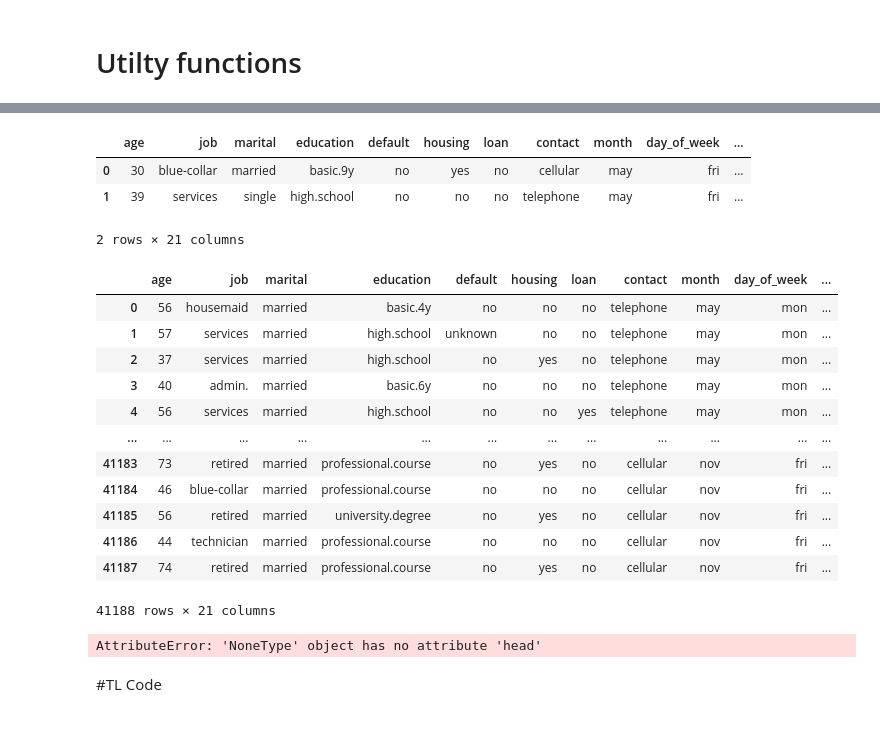
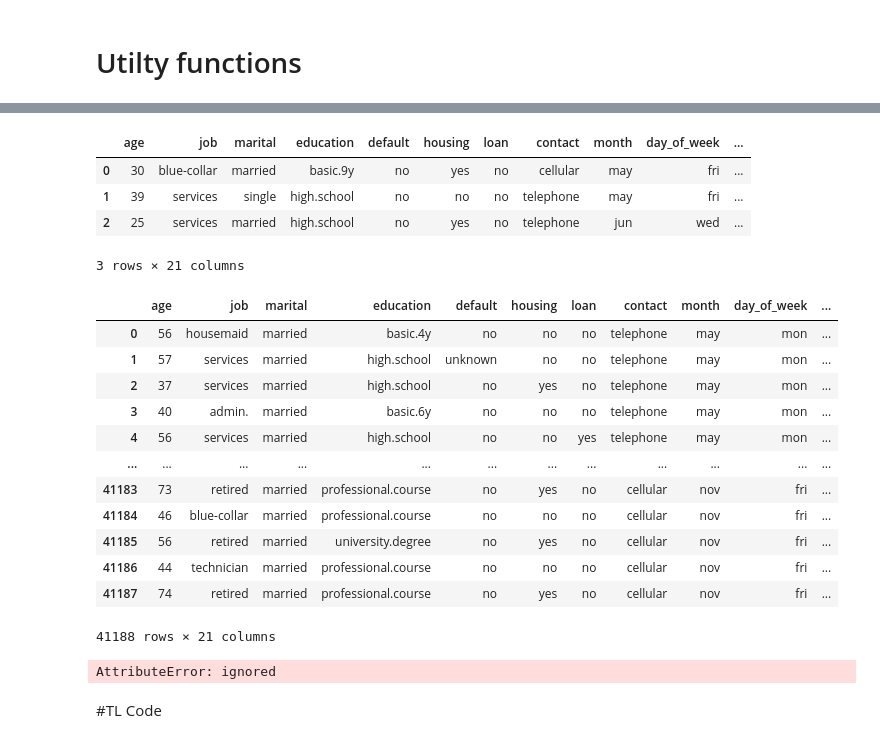
Before and after one commit to VincentChong123/00_sutd_modeling, a Jupyter notebook: 2-model-teamX-sutd.ipynb, the cells around one changed output, grey strips where cells are left out. Cells and saved outputs as stored; diff of their text form; code cells hidden in the pictures.

```diff
--- a/2-model-teamX-sutd.ipynb
+++ b/2-model-teamX-sutd.ipynb
@@ -83,16 +87,17 @@ print(csv_files)
 # %%
 # df_dict["bank"] = pd.read_csv(data_dir + "bank-additional-full.csv_comma.csv")
 df_addi = pd.read_csv(data_dir + "bank-additional.csv_comma.csv")
-display(df_addi.head(2))
+display(df_addi.head(3))
 df_addi_full = pd.read_csv(data_dir + "bank-additional-full.csv_comma.csv")
-display(df_addi_full).head(2)
+display(df_addi_full).head(3)
 # df_dict["bank"] = pd.read_csv(data_dir + "bank-additional-full.csv_comma.csv")
 # df_dict["bank"] = pd.read_csv(data_dir + "bank-additional-full.csv_comma.csv")
 # %% [output]
 |  | age | job | marital | education | default | housing | loan | contact | month | day_of_week | ... |
 | 0 | 30 | blue-collar | married | basic.9y | no | yes | no | cellular | may | fri | ... |
 | 1 | 39 | services | single | high.school | no | no | no | telephone | may | fri | ... |
+| 2 | 25 | services | married | high.school | no | yes | no | telephone | jun | wed | ... |
-2 rows × 21 columns
+3 rows × 21 columns
 |  | age | job | marital | education | default | housing | loan | contact | month | day_of_week | ... |
 | 0 | 56 | housemaid | married | basic.4y | no | no | no | telephone | may | mon | ... |
 | 1 | 57 | services | married | high.school | unknown | no | no | telephone | may | mon | ... |
@@ -106,6 +111,6 @@ display(df_addi_full).head(2)
 | 41186 | 44 | technician | married | professional.course | no | no | no | cellular | nov | fri | ... |
 | 41187 | 74 | retired | married | professional.course | no | yes | no | cellular | nov | fri | ... |
 41188 rows × 21 columns
-AttributeError: 'NoneType' object has no attribute 'head'
+AttributeError: ignored
 # %% [markdown]
 #TL Code
```
Also changed, not shown: parts of 2 cells of this notebook, 1 other file.
